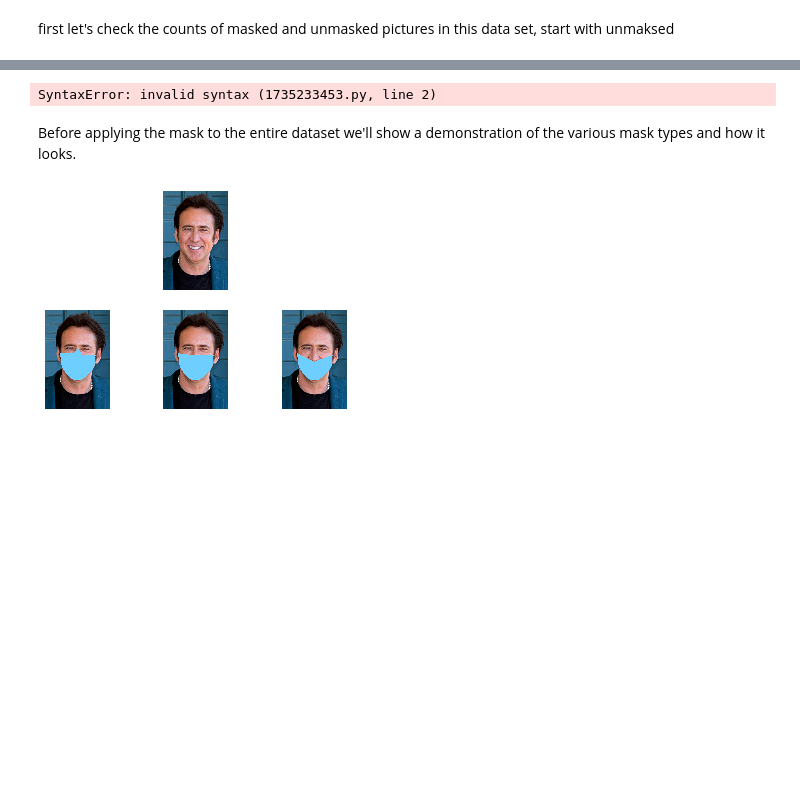
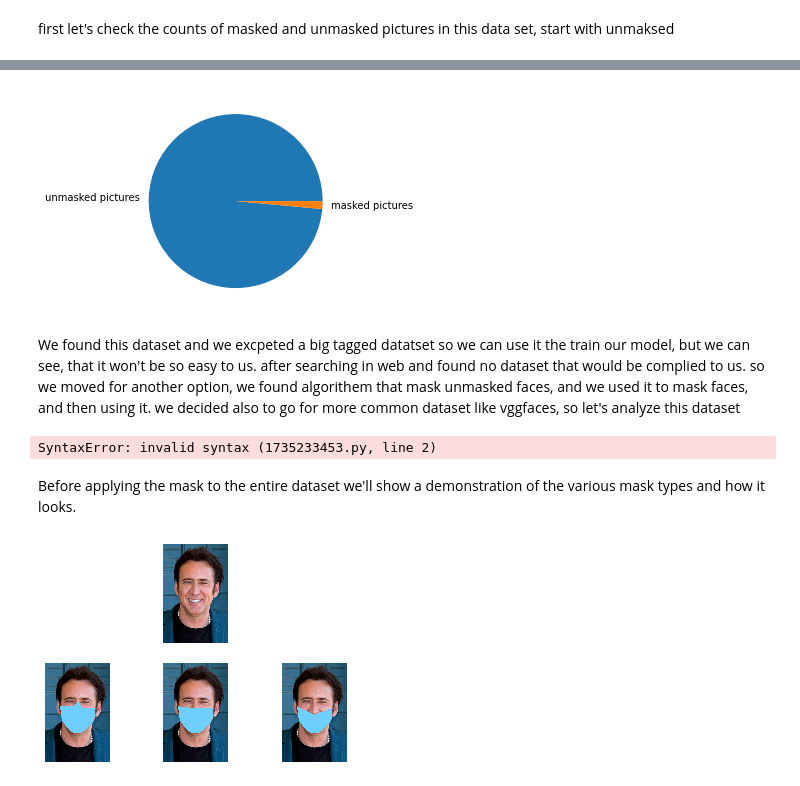
Before and after one commit to ofekari/MaskedFaceDetection, a Jupyter notebook: MaskedFaceDetectionNotebook.ipynb, the cells around one changed output, grey strips where cells are left out. Cells and saved outputs as stored; diff of their text form; code cells hidden in the pictures; blank space fills up the shorter version.

```diff
--- a/MaskedFaceDetectionNotebook.ipynb
+++ b/MaskedFaceDetectionNotebook.ipynb
@@ -211,3 +199,19 @@ train.groupby("person").count()[:50].plot(kind='bar', figsize=(20,5))
+# %%
+fd_count = face_dataset["num_pictures"].sum()
+mfd_count = masked_face_dataset["num_pictures"].sum()
+total_count = fd_count + mfd_count
+labels = "unmasked pictures", "masked pictures"
+sizes = [(fd_count/total_count * 100), (mfd_count/total_count * 100)]
+fig1, axe1 = pyplot.subplots()
+axe1.pie(sizes, labels=labels)
+
+pyplot.show()
+# %% [output]
+[figure, added]
+# %% [markdown]
+We found this dataset and we excpeted a big tagged datatset so we can use it the train our model, but we can see, that it won't be so easy to us. after searching in web and found no dataset that would be complied to us.
+so we moved for another option, we found algorithem that mask unmasked faces, and we used it to mask faces, and then using it.
+we decided also to go for more common dataset like vggfaces, so let's analyze this dataset
 # %%
 ## Pre-processing
 Pre-processing is an important part of every data science project to ensure the data is uniformed and ready for the execution of the algorithms. There are plenty of techniques to pre-process images, we will try various techniques and compare their performance on the results of the execution of the algorithms in terms of time and quality.
```
Also changed, not shown: parts of 14 cells of this notebook.
